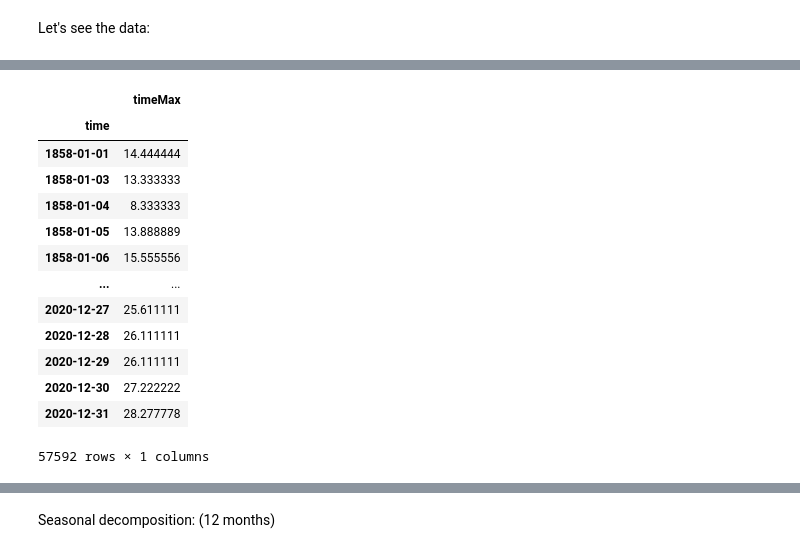
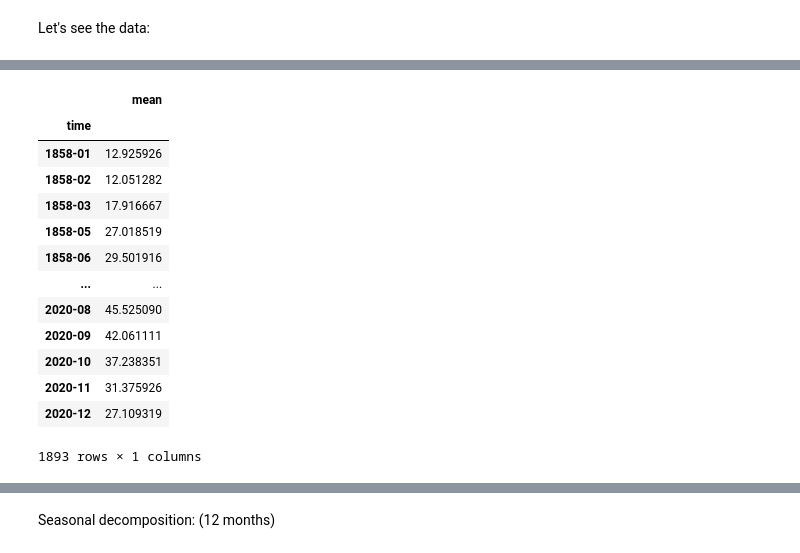
Before and after one commit to rubenkerkhofs/modern-data-analytics, a Jupyter notebook: Mitja Code/trails 2.ipynb, the cells around one changed output, grey strips where cells are left out. Saved outputs shown, nothing was run; the diff lists cells and outputs as text; code cells hidden in the pictures.

```diff
--- a/Mitja Code/trails 2.ipynb
+++ b/Mitja Code/trails 2.ipynb
@@ -25,0 +26,2 @@ df2 = df2.dropna()
+# %%
+df2 = df2.reset_index()
@@ -26,17 +44,23 @@ df2 = df2.dropna()
+# %%
+df2.date = pd.to_datetime(df2.time)
+
+df_2 = df2.groupby(df2.date.dt.strftime('%Y-%m')).timeMax.agg(['mean'])
+# %%
+df_2
+# %% [output]
+|  | mean |
+| time |  |
+| 1858-01 | 12.925926 |
+| 1858-02 | 12.051282 |
+| 1858-03 | 17.916667 |
+| 1858-05 | 27.018519 |
+| 1858-06 | 29.501916 |
+| ... | ... |
+| 2020-08 | 45.525090 |
+| 2020-09 | 42.061111 |
+| 2020-10 | 37.238351 |
+| 2020-11 | 31.375926 |
+| 2020-12 | 27.109319 |
+1893 rows × 1 columns
 # %%
-df2
+df2 = df_2[900:]
-# %% [output]
-|  | timeMax |
-| time |  |
-| 1858-01-01 | 14.444444 |
-| 1858-01-03 | 13.333333 |
-| 1858-01-04 | 8.333333 |
-| 1858-01-05 | 13.888889 |
-| 1858-01-06 | 15.555556 |
-| ... | ... |
-| 2020-12-27 | 25.611111 |
-| 2020-12-28 | 26.111111 |
-| 2020-12-29 | 26.111111 |
-| 2020-12-30 | 27.222222 |
-| 2020-12-31 | 28.277778 |
-57592 rows × 1 columns
```
Also changed, not shown: parts of 40 cells of this notebook, 2 other files.
